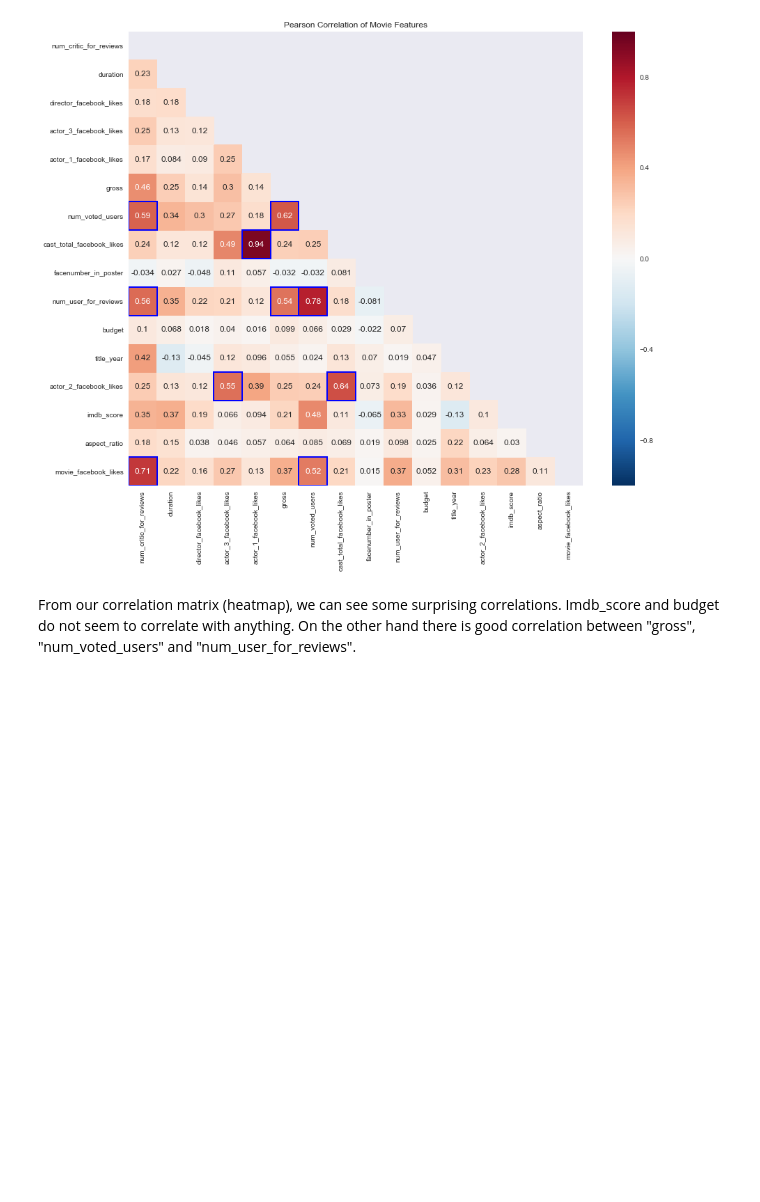
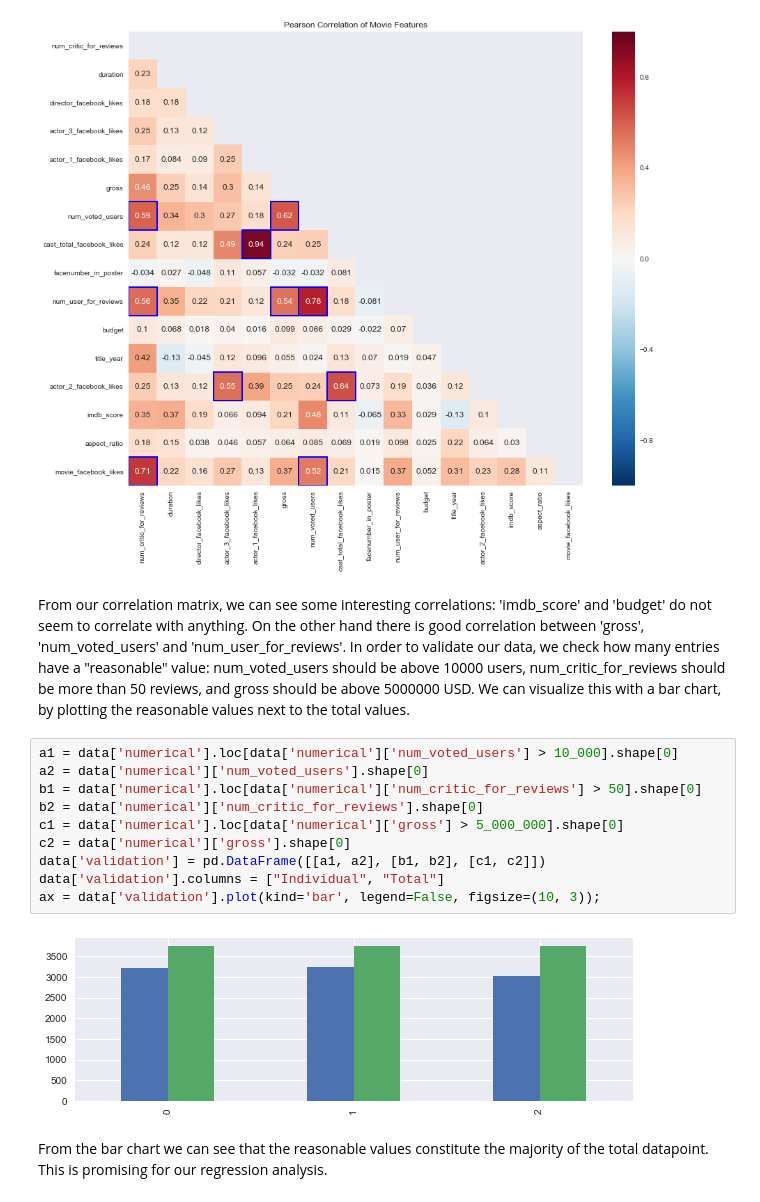
Before and after one commit to christianbillp/python, a Jupyter notebook: notebooks/ML_projekt1.ipynb, the cells around one changed output. Cells and saved outputs as stored; diff of their text form; blank space fills up the shorter version.

```diff
--- a/notebooks/ML_projekt1.ipynb
+++ b/notebooks/ML_projekt1.ipynb
@@ -468,4 +451,18 @@ plt.show()
 # %% [output]
 [figure]
 # %% [markdown]
-From our correlation matrix (heatmap), we can see some surprising correlations. Imdb_score and budget do not seem to correlate with anything. On the other hand there is good correlation between "gross", "num_voted_users" and "num_user_for_reviews".
+From our correlation matrix, we can see some interesting correlations: 'imdb_score' and 'budget' do not seem to correlate with anything. On the other hand there is good correlation between 'gross', 'num_voted_users' and 'num_user_for_reviews'. In order to validate our data, we check how many entries have a "reasonable" value: num_voted_users should be above 10000 users, num_critic_for_reviews should be more than 50 reviews, and gross should be above 5000000 USD. We can visualize this with a bar chart, by plotting the reasonable values next to the total values.
+# %%
+a1 = data['numerical'].loc[data['numerical']['num_voted_users'] > 10_000].shape[0]
+a2 = data['numerical']['num_voted_users'].shape[0]
+b1 = data['numerical'].loc[data['numerical']['num_critic_for_reviews'] > 50].shape[0]
+b2 = data['numerical']['num_critic_for_reviews'].shape[0]
+c1 = data['numerical'].loc[data['numerical']['gross'] > 5_000_000].shape[0]
+c2 = data['numerical']['gross'].shape[0]
+data['validation'] = pd.DataFrame([[a1, a2], [b1, b2], [c1, c2]])
+data['validation'].columns = ["Individual", "Total"]
+ax = data['validation'].plot(kind='bar', legend=False, figsize=(10, 3));
+# %% [output]
+[figure, added]
+# %% [markdown]
+From the bar chart we can see that the reasonable values constitute the majority of the total datapoint. This is promising for our regression analysis.
```
Also changed, not shown: parts of 50 cells of this notebook, 1 other file.
